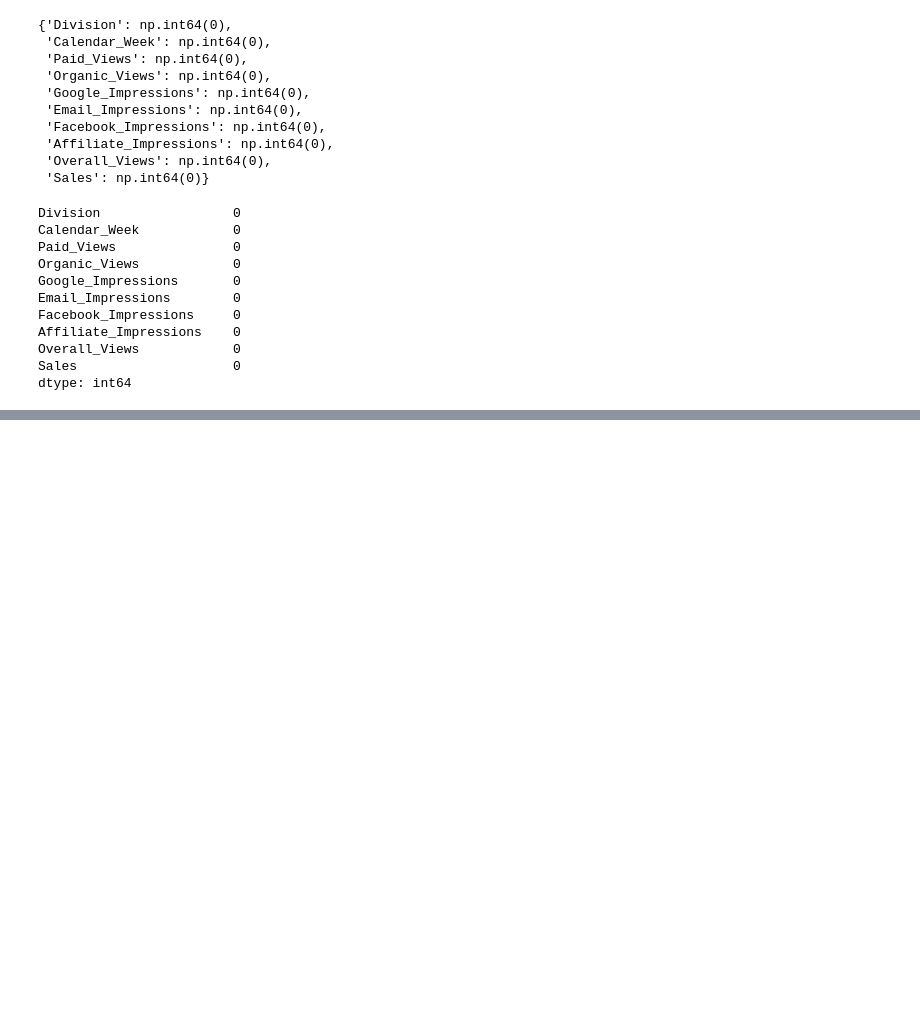
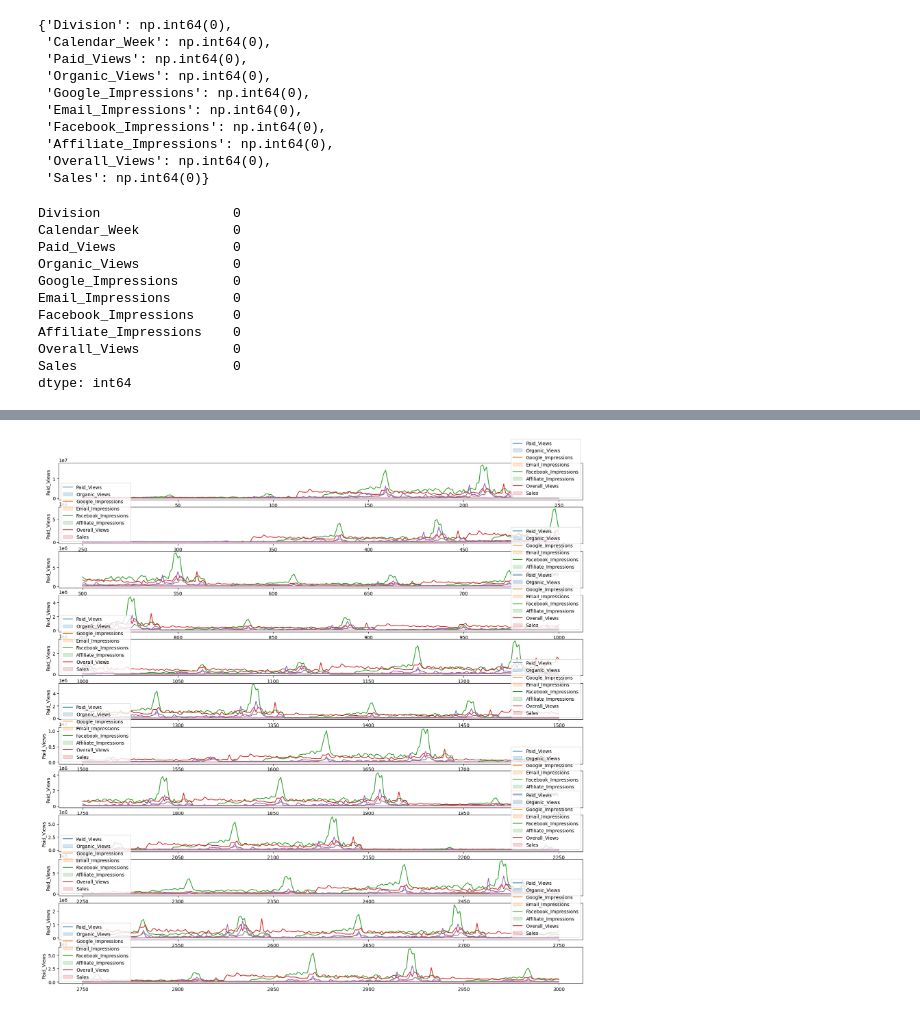
Before and after one commit to LeenKharboutli/mmm-tool, a Jupyter notebook: analysis/eda.ipynb, the cells around one changed output, grey strips where cells are left out. Cells and saved outputs as stored; diff of their text form; code cells hidden in the pictures; blank space fills up the shorter version.

```diff
--- a/analysis/eda.ipynb
+++ b/analysis/eda.ipynb
@@ -92,0 +165,10 @@ dtype: int64
+# %%
+plt.figure(figsize=(20,20))
+for n,section in enumerate(range(0,3000,250)):
+    plt.subplot(12,1,n+1)
+    for i in numeric_columns:
+        x = df.loc[section:section+250,i]
+        sns.lineplot(x)
+    plt.legend(numeric_columns)
+# %% [output]
+[figure, added]
```
Also changed, not shown: parts of 8 cells of this notebook, 3 other files.
